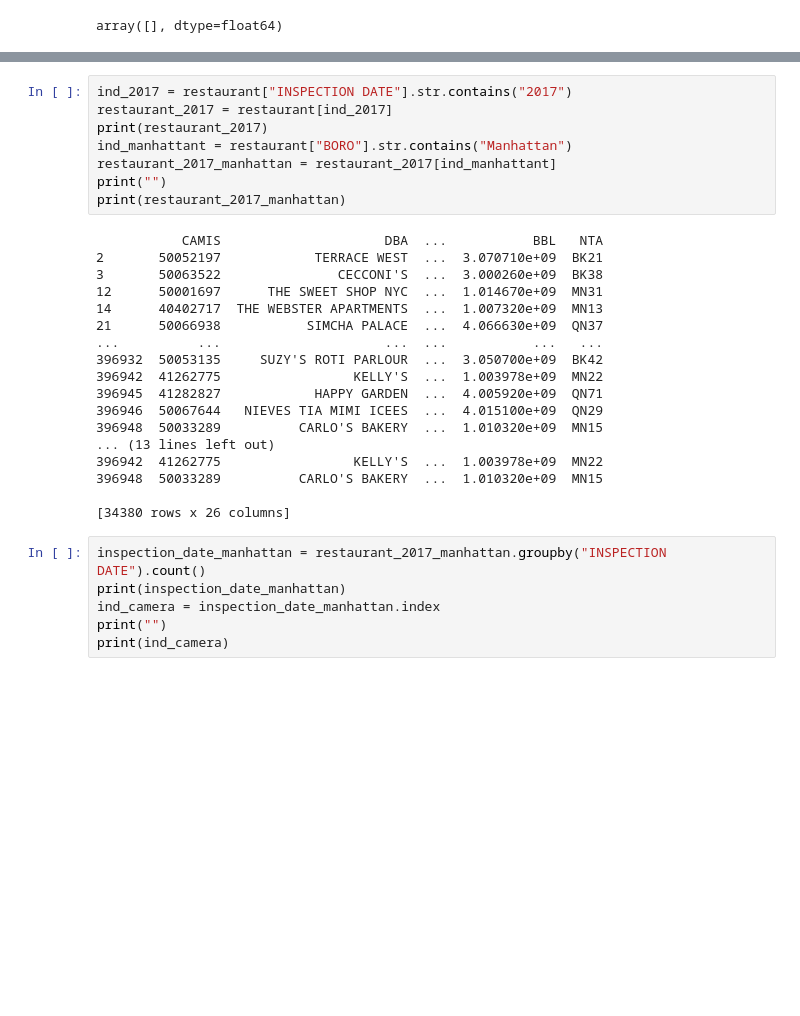
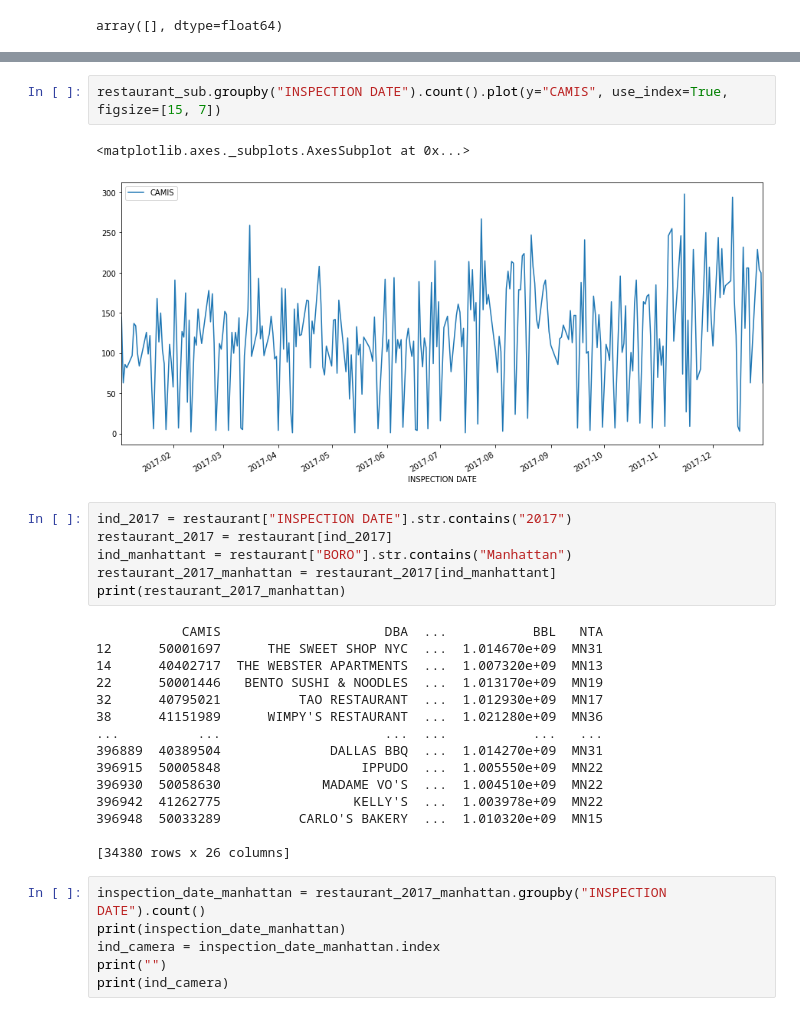
Before and after one commit to lanyu0322/phd_semester1, a Jupyter notebook: ggd_concessions_explore.ipynb, the cells around one changed output, grey strips where cells are left out. Cells and saved outputs as stored; diff of their text form; blank space fills up the shorter version.

```diff
--- a/ggd_concessions_explore.ipynb
+++ b/ggd_concessions_explore.ipynb
@@ -160,25 +213,25 @@ restaurant.head()
+# %%
+restaurant_sub.groupby("INSPECTION DATE").count().plot(y="CAMIS", use_index=True, figsize=[15, 7])
+# %% [output]
+<matplotlib.axes._subplots.AxesSubplot at 0x...>
+[figure, added]
 # %%
 ind_2017 = restaurant["INSPECTION DATE"].str.contains("2017")
 restaurant_2017 = restaurant[ind_2017]
-print(restaurant_2017)
 ind_manhattant = restaurant["BORO"].str.contains("Manhattan")
 restaurant_2017_manhattan = restaurant_2017[ind_manhattant]
-print("")
 print(restaurant_2017_manhattan)
 # %% [output]
            CAMIS                     DBA  ...           BBL   NTA
-2       50052197            TERRACE WEST  ...  3.070710e+09  BK21
-3       50063522               CECCONI'S  ...  3.000260e+09  BK38
 12      50001697      THE SWEET SHOP NYC  ...  1.014670e+09  MN31
 14      40402717  THE WEBSTER APARTMENTS  ...  1.007320e+09  MN13
-21      50066938           SIMCHA PALACE  ...  4.066630e+09  QN37
+22      50001446   BENTO SUSHI & NOODLES  ...  1.013170e+09  MN19
+32      40795021          TAO RESTAURANT  ...  1.012930e+09  MN17
+38      41151989      WIMPY'S RESTAURANT  ...  1.021280e+09  MN36
 ...          ...                     ...  ...           ...   ...
-396932  50053135     SUZY'S ROTI PARLOUR  ...  3.050700e+09  BK42
-396942  41262775                 KELLY'S  ...  1.003978e+09  MN22
-396945  41282827            HAPPY GARDEN  ...  4.005920e+09  QN71
-396946  50067644   NIEVES TIA MIMI ICEES  ...  4.015100e+09  QN29
-396948  50033289          CARLO'S BAKERY  ...  1.010320e+09  MN15
-... (13 lines left out)
+396889  40389504              DALLAS BBQ  ...  1.014270e+09  MN31
+396915  50005848                  IPPUDO  ...  1.005550e+09  MN22
+396930  50058630             MADAME VO'S  ...  1.004510e+09  MN22
 396942  41262775                 KELLY'S  ...  1.003978e+09  MN22
 396948  50033289          CARLO'S BAKERY  ...  1.010320e+09  MN15
 
```
Also changed, not shown: parts of 37 cells of this notebook.
